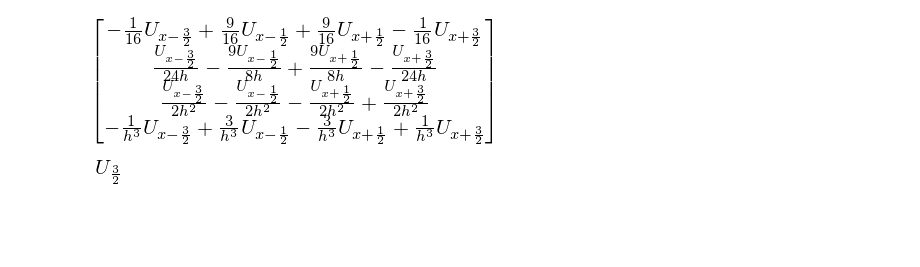
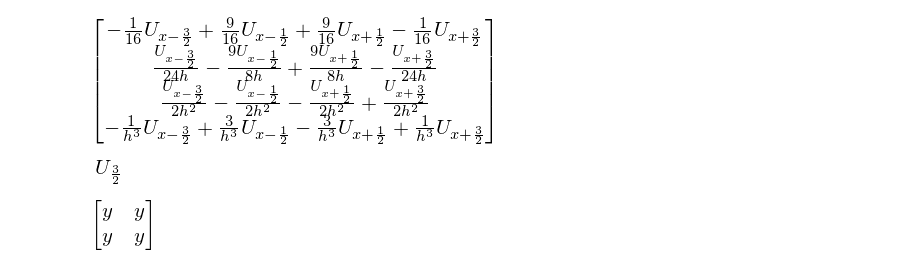
Before and after one commit to devitocodes/opesci-fd, a Jupyter notebook: codegen/tmp.ipynb, the cells around one changed output. Saved outputs shown, nothing was run; the diff lists cells and outputs as text; code cells hidden in the pictures; blank space fills up the shorter version.

```diff
--- a/codegen/tmp.ipynb
+++ b/codegen/tmp.ipynb
@@ -61,3 +28,9 @@ Deriv_half(U,[x],0,h,2)
 U[Rational(1,2)*3]
 # %% [output]
 [figure]
+# %%
+m = Matrix([[x,x],[y,y]])
+# %%
+m.subs(x,y)
+# %% [output]
+[figure, added]
```
Also changed, not shown: parts of 23 cells of this notebook, 4 other files.
